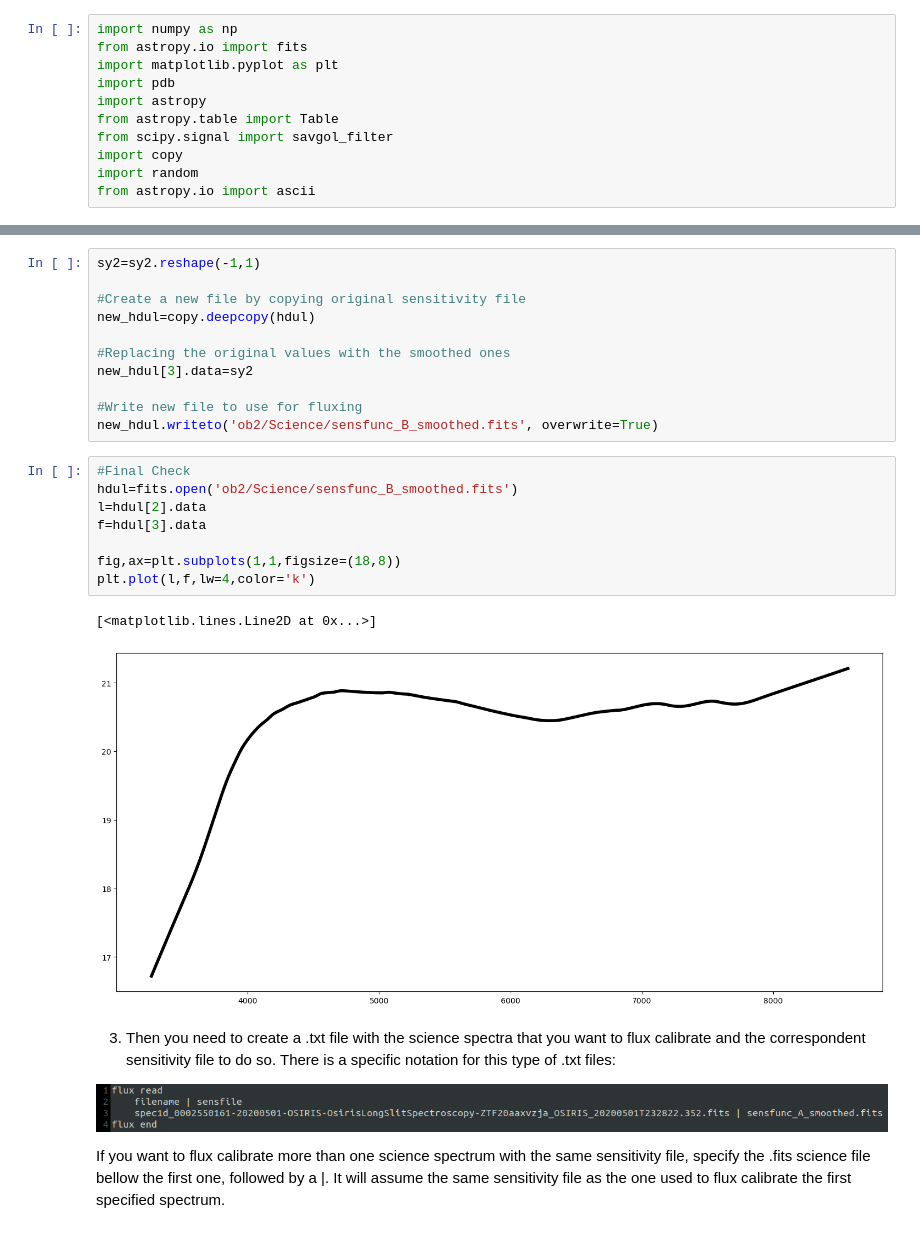
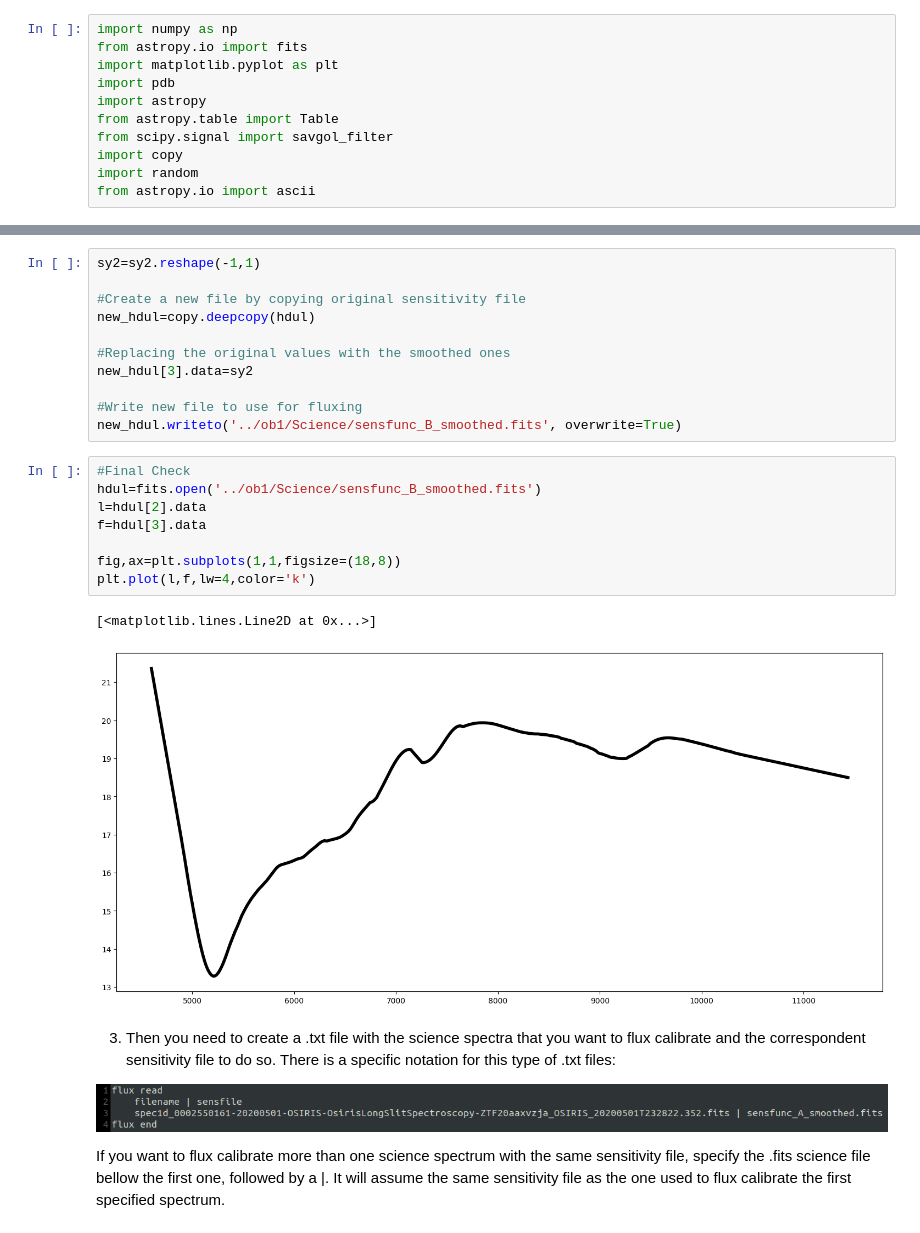
Before and after one commit to SN-ICE/OSIRIS_pipeline, a Jupyter notebook: notebooks/pypeit_tutorial.ipynb, the cells around one changed output, grey strips where cells are left out. Cells and saved outputs as stored; diff of their text form.

```diff
--- a/notebooks/pypeit_tutorial.ipynb
+++ b/notebooks/pypeit_tutorial.ipynb
@@ -275,18 +268,18 @@ new_hdul=copy.deepcopy(hdul)
 new_hdul[3].data=sy2
 
 #Write new file to use for fluxing
-new_hdul.writeto('ob2/Science/sensfunc_B_smoothed.fits', overwrite=True)
+new_hdul.writeto('../ob1/Science/sensfunc_B_smoothed.fits', overwrite=True)
 # %%
 #Final Check
-hdul=fits.open('ob2/Science/sensfunc_B_smoothed.fits')
+hdul=fits.open('../ob1/Science/sensfunc_B_smoothed.fits')
 l=hdul[2].data
 f=hdul[3].data
 
 fig,ax=plt.subplots(1,1,figsize=(18,8))
 plt.plot(l,f,lw=4,color='k')
 # %% [output]
 [<matplotlib.lines.Line2D at 0x...>]
-[figure, old version]
+[figure, new version]
 # %% [markdown]
 3. Then you need to create a .txt file with the science spectra that you want to flux calibrate and the correspondent sensitivity file to do so. There is a specific notation for this type of .txt files:
 
```
Also changed, not shown: parts of 2 cells of this notebook, 13 other files.
